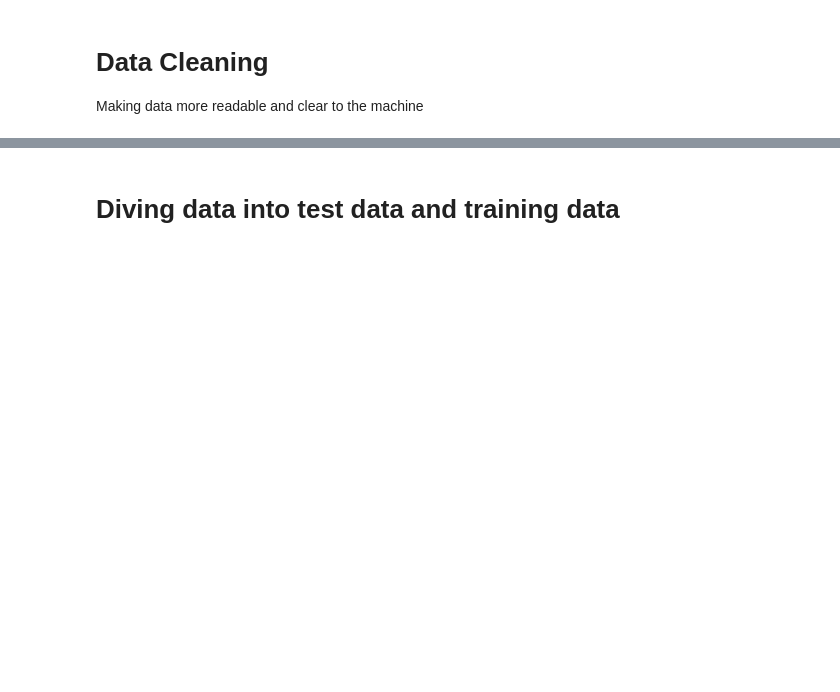
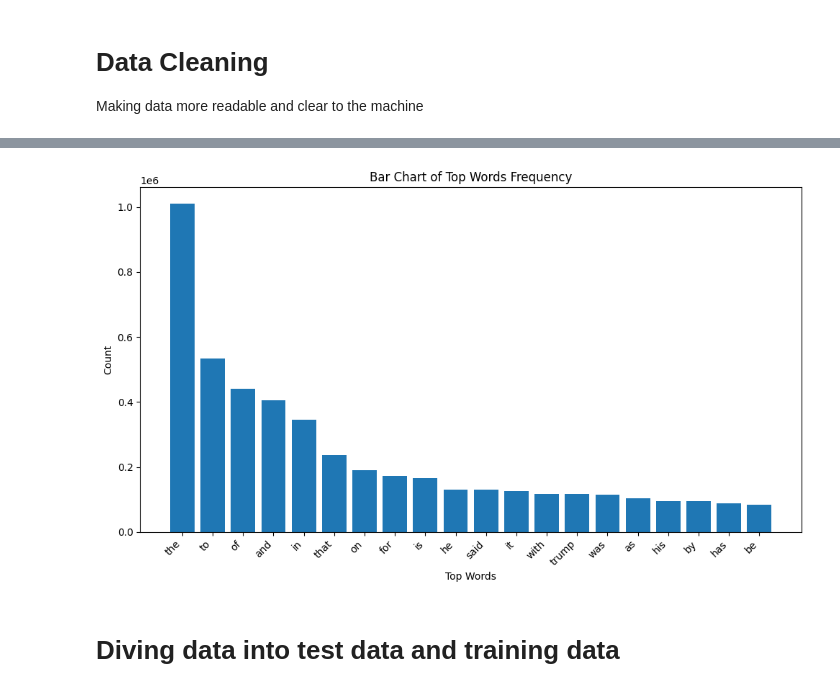
Before and after one commit to Harry30363/Fake_News_Detection_Proj, a Jupyter notebook: Fake_News_Detection_Project.ipynb, the cells around one changed output, grey strips where cells are left out. Saved outputs shown, nothing was run; the diff lists cells and outputs as text; code cells hidden in the pictures; blank space fills up the shorter version.

```diff
--- a/Fake_News_Detection_Project.ipynb
+++ b/Fake_News_Detection_Project.ipynb
@@ -186,3 +210,30 @@ Name: label, Length: 44898, dtype: int64
+# %%
+# Function to get top words
+def get_top_n_words(corpus, n=None):
+    vec = CountVectorizer().fit(corpus)
+    bag_of_words = vec.transform(corpus)
+    sum_words = bag_of_words.sum(axis=0)
+    words_freq = [(word, sum_words[0, idx]) for word, idx in vec.vocabulary_.items()]
+    words_freq = sorted(words_freq, key=lambda x: x[1], reverse=True)
+    return words_freq[:n]
+
+# Get top 20 words
+common_words = get_top_n_words(news['text'], 20)
+df1 = pd.DataFrame(common_words, columns=['Word', 'Count'])
+
+# Plot the bar chart
+plt.figure(figsize=(10, 6))
+plt.bar(df1['Word'], df1['Count'])
+plt.xlabel('Top Words')
+plt.ylabel('Count')
+plt.title('Bar Chart of Top Words Frequency')
+plt.xticks(rotation=45, ha='right')  # Rotate x-axis labels for better readability
+# # Set y-axis ticks to display integers
+# plt.yticks(np.arange(0, df1['Count'].max() + 1, 1))
+plt.tight_layout()  # Adjust layout to prevent labels from being cut off
+plt.show()
+# %% [output]
+[figure, added]
 # %% [markdown]
 # Diving data into test data and training data
 # %%
```
Also changed, not shown: parts of 45 cells of this notebook.
